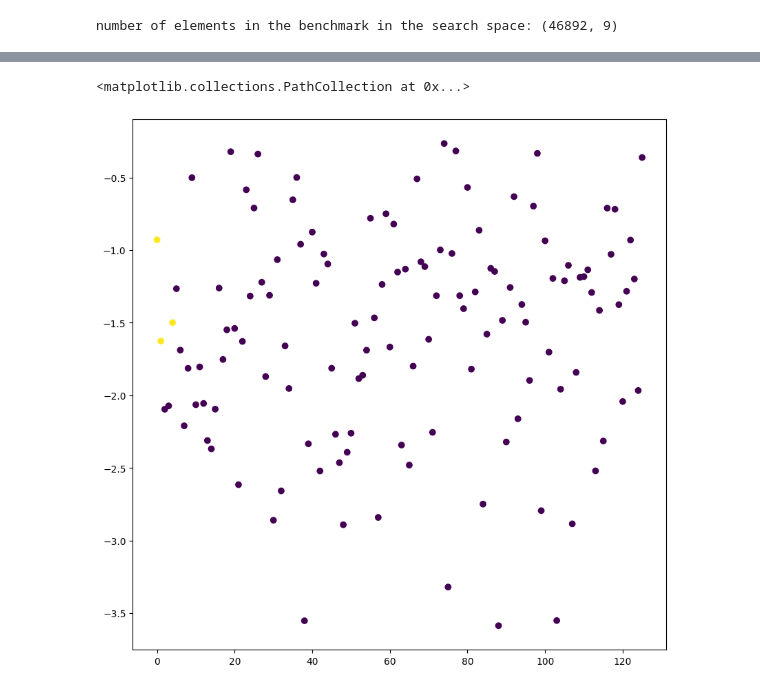
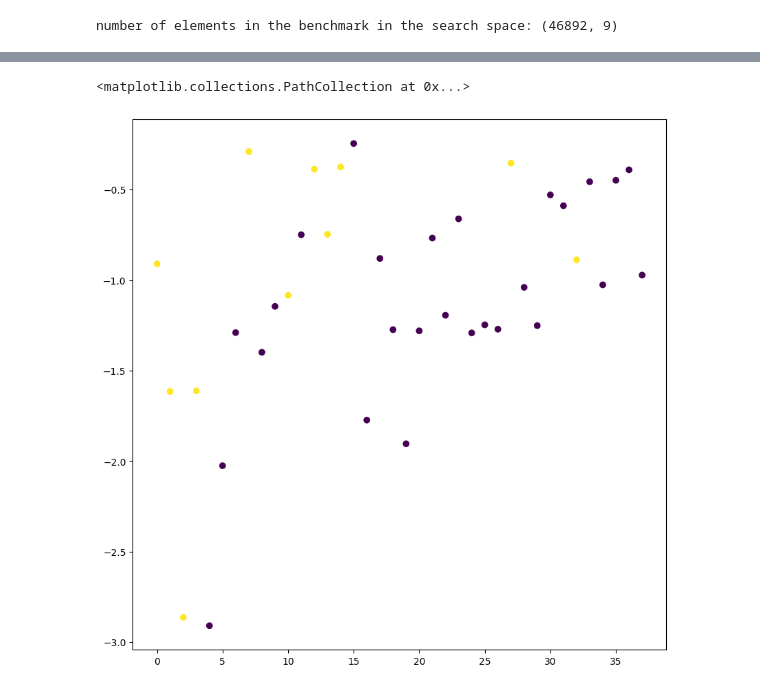
Before and after one commit to mohammedazzouzi15/STK_search, a Jupyter notebook: Example_notebooks/Test_MFBO.ipynb, the cells around one changed output, grey strips where cells are left out. Cells and saved outputs as stored; diff of their text form; code cells hidden in the pictures.

Commit message:
small changes to the test mfbo with including function for plotting the results

```diff
--- a/Example_notebooks/Test_MFBO.ipynb
+++ b/Example_notebooks/Test_MFBO.ipynb
@@ -231,6 +215,8 @@ for keys in df_summary_1['key']:
     print(keys)
     print(len(results_dict[keys]))
     res = results_dict[keys]
+    for results in res:
+        print(len(results['fitness_acquired']))
 # %% [output]
 MFBO*selected*EI**data/output/Full_dataset/df_train_pred_learned_better_format.csv*data/output/Prescursor_data/precursor_data_200324.pkl
 2
@@ -254,0 +259,4 @@ res[0]['searched_space_df']
+# %%
+res[6]['searched_space_df']['target']= res[6]['fitness_acquired']
+res[6]['searched_space_df']['ids_acquired']= res[6]['ids_acquired']
+res[6]['searched_space_df'][res[6]['searched_space_df']['fidelity']==max(res[6]['searched_space_df']['fidelity'])]
@@ -255,8 +271,9 @@ res[0]['searched_space_df']
 # %%
 %matplotlib inline
 import matplotlib.pyplot as plt
 fig,ax = plt.subplots(1,1,figsize=(10,10))
-ax.scatter(x=res[0]['ids_acquired'],y = res[0]['fitness_acquired'],c =res[0]['searched_space_df']['fidelity'])
+res_num= 6
+ax.scatter(x=res[res_num]['ids_acquired'],y = res[res_num]['fitness_acquired'],c=res[res_num]['searched_space_df']['fidelity'],cmap='viridis')
 # %% [output]
 <matplotlib.collections.PathCollection at 0x...>
-[figure, old version]
+[figure, new version]
```
Also changed, not shown: parts of 19 cells of this notebook, 1 other file.
